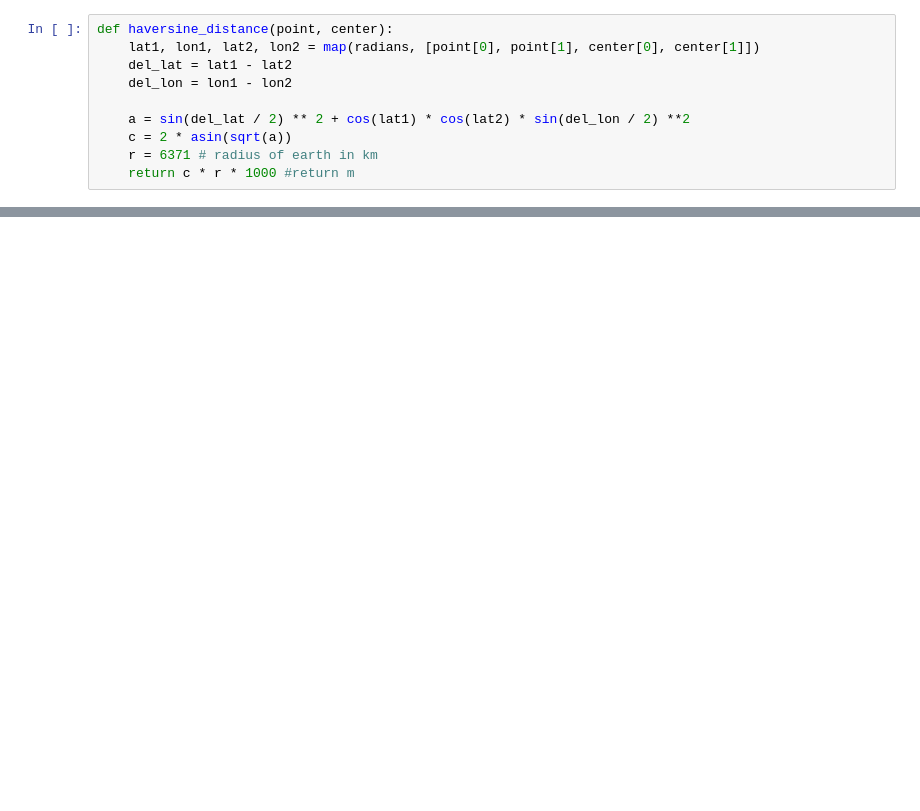
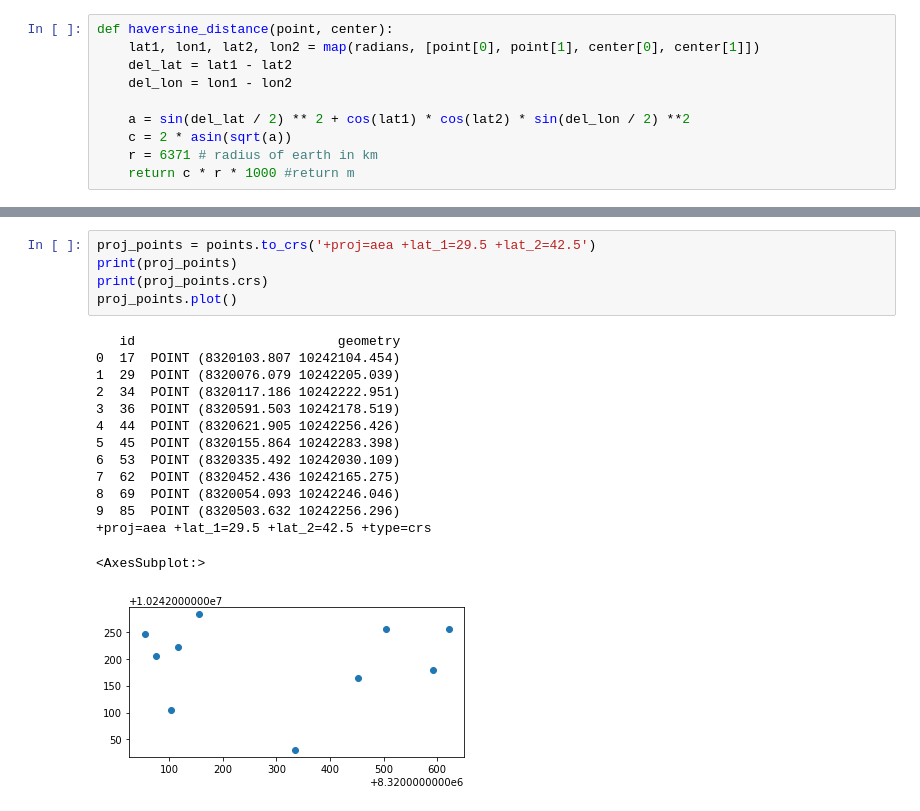
Before and after one commit to jekim99/concave_suwon, a Jupyter notebook: concave.ipynb, the cells around one changed output, grey strips where cells are left out. Saved outputs shown, nothing was run; the diff lists cells and outputs as text; blank space fills up the shorter version.

```diff
--- a/concave.ipynb
+++ b/concave.ipynb
@@ -74 +78,21 @@ points
+# %%
+proj_points = points.to_crs('+proj=aea +lat_1=29.5 +lat_2=42.5')
+print(proj_points)
+print(proj_points.crs)
+proj_points.plot()
+# %% [output]
+   id                          geometry
+0  17  POINT (8320103.807 10242104.454)
+1  29  POINT (8320076.079 10242205.039)
+2  34  POINT (8320117.186 10242222.951)
+3  36  POINT (8320591.503 10242178.519)
+4  44  POINT (8320621.905 10242256.426)
+5  45  POINT (8320155.864 10242283.398)
+6  53  POINT (8320335.492 10242030.109)
+7  62  POINT (8320452.436 10242165.275)
+8  69  POINT (8320054.093 10242246.046)
+9  85  POINT (8320503.632 10242256.296)
++proj=aea +lat_1=29.5 +lat_2=42.5 +type=crs
+<AxesSubplot:>
+[figure, added]
 # %%
```
Also changed, not shown: parts of 10 cells of this notebook.
